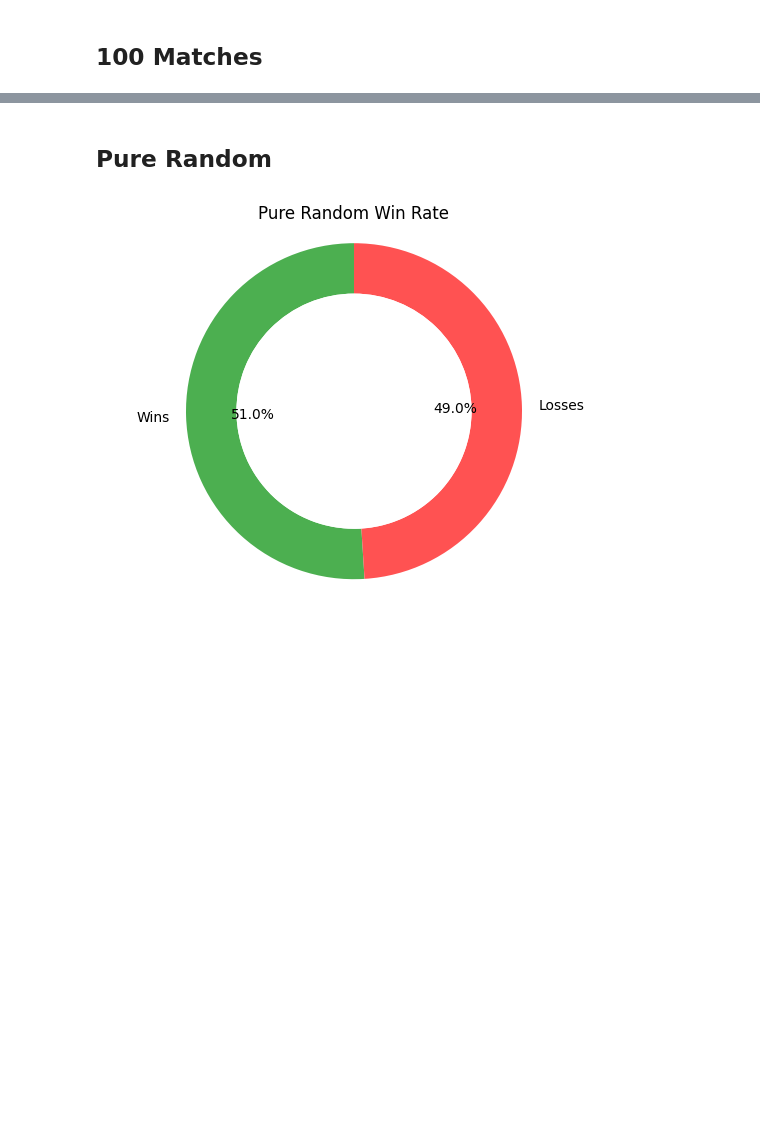
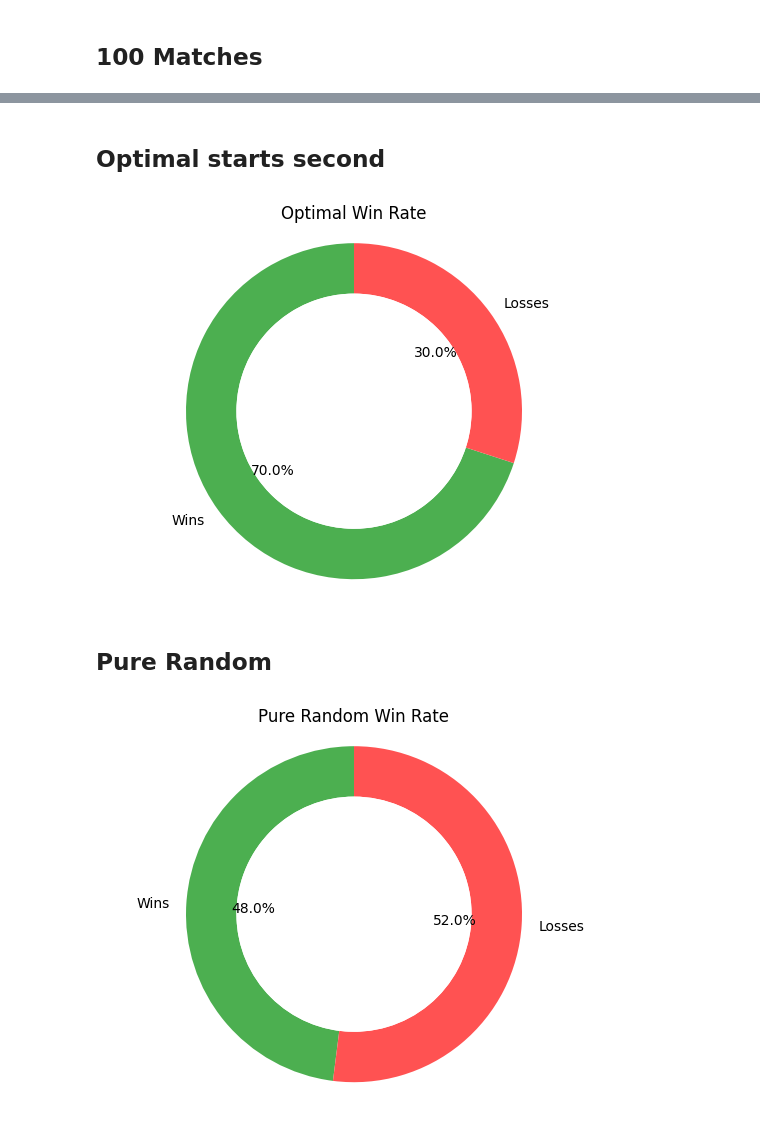
Before and after one commit to andrea-ga/computational-intelligence, a Jupyter notebook: labs/lab2/lab2-nim.ipynb, the cells around one changed output, grey strips where cells are left out. Drawn from its saved outputs; the diff is of its cells as text; code cells hidden in the pictures; blank space fills up the shorter version.

Commit message:
[lab2] Add stat about starting first in optimal

```diff
--- a/labs/lab2/lab2-nim.ipynb
+++ b/labs/lab2/lab2-nim.ipynb
@@ -179,3 +179,25 @@ draw_pie_chart(count_win, "Optimal Win Rate")
+# %% [markdown]
+## Optimal starts second
+# %%
+logging.getLogger().setLevel(logging.INFO)
+
+strategy = (pure_random, optimal)
+
+count_win = 0
+
+for _ in range(100):
+    nim = Nim(5)
+    player = 0
+    while nim:
+        ply = strategy[player](nim)
+        nim.nimming(ply)
+        player = 1 - player
+    if player == 1 :
+        count_win += 1
+
+draw_pie_chart(count_win, "Optimal Win Rate")
+# %% [output]
+[figure, added]
 # %% [markdown]
 ## Pure Random
 # %%
@@ -197,4 +219,4 @@ for _ in range(100):
 
 draw_pie_chart(count_win, "Pure Random Win Rate")
 # %% [output]
-[figure, old version]
+[figure, new version]
```
Also changed, not shown: parts of 3 cells of this notebook.
